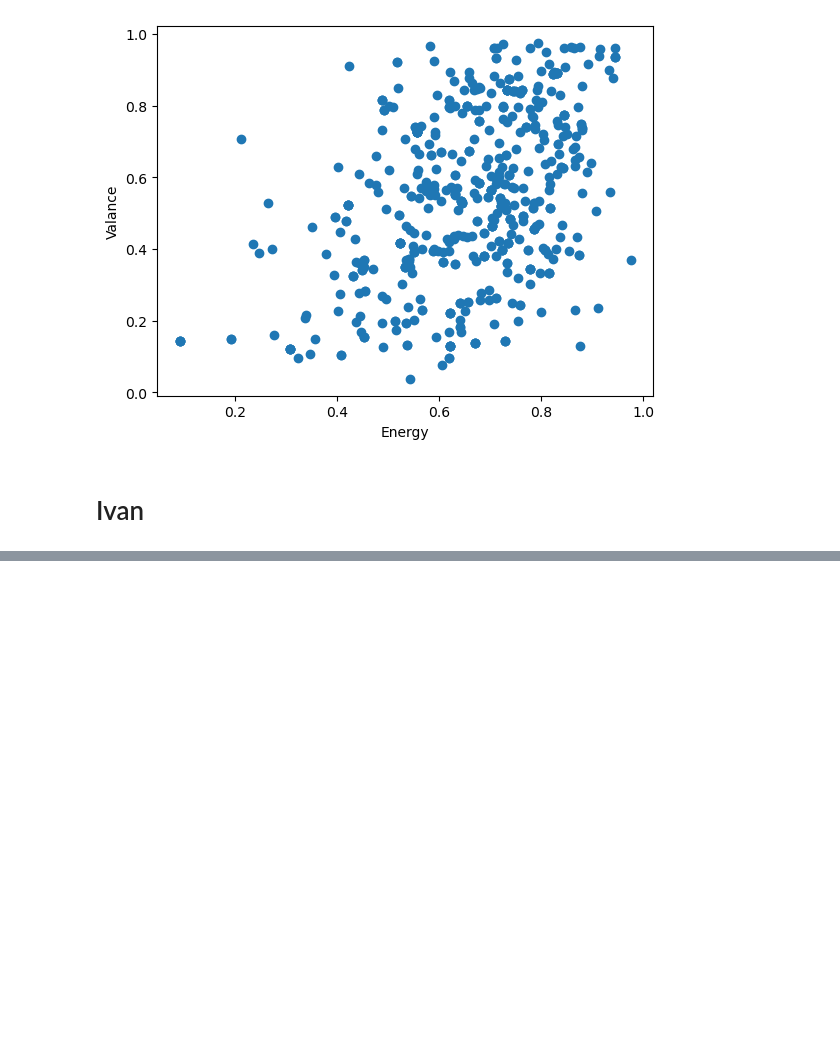
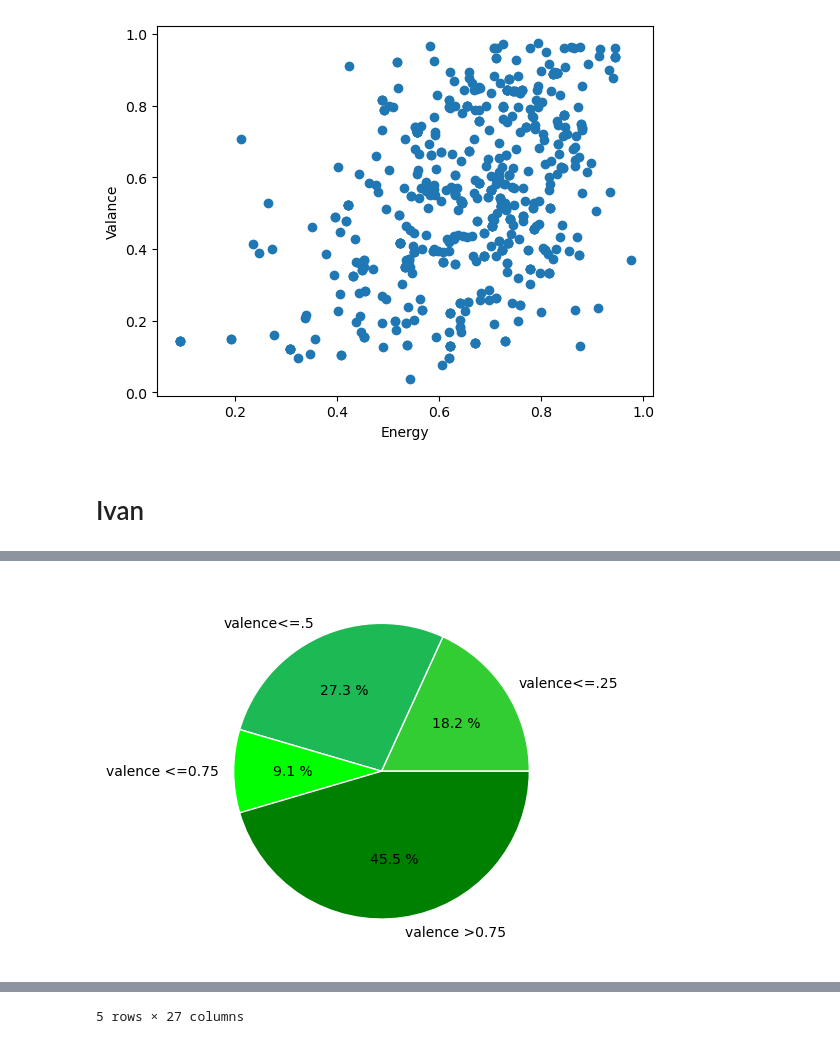
Before and after one commit to ivanchaveezz/Proyect1, a Jupyter notebook: Project Spotify_final.ipynb, the cells around one changed output, grey strips where cells are left out. Cells and saved outputs as stored; diff of their text form; code cells hidden in the pictures; blank space fills up the shorter version.

```diff
--- a/Project Spotify_final.ipynb
+++ b/Project Spotify_final.ipynb
@@ -737,0 +790,31 @@ plt.show()
+# %%
+#Songs with valence less than .25
+spotify_top1_valence1=spotify_top1.loc[(spotify_top1['valence']<=0.25)& spotify_top1['valence']>0]
+valence1=(spotify_top1_valence1.shape[0])/11
+
+#Songs with valence less than .5
+spotify_top1_valence2=spotify_top1.loc[(spotify_top1['valence']<=0.5)& (spotify_top1['valence']>0.25)]
+valence2=(spotify_top1_valence2.shape[0])/11
+
+#Songs with valence less than .75
+spotify_top1_valence3=spotify_top1.loc[(spotify_top1['valence']<=0.75)& (spotify_top1['valence']>0.5)]
+valence3=(spotify_top1_valence3.shape[0])/11
+
+#Songs with valence less than 1
+spotify_top1_valence4=spotify_top1.loc[(spotify_top1['valence']<=1)& (spotify_top1['valence']>0.75)]
+valence4=(spotify_top1_valence4.shape[0])/11
+
+#visualization
+valence_val= [valence1,valence2,valence3,valence4]
+valence_val
+label = ['valence<=.25','valence<=.5','valence <=0.75', 'valence >0.75']
+colores = ["#32CD32", "#1DB954","#00FF00","#008000"]
+plt.pie(valence_val, labels = label,autopct='%0.1f %%',colors = colores,
+       wedgeprops = {"linewidth": 1, "edgecolor": "white"})
+plt.show()
+#36.4% of the top 1 songs are below .75 in the valence measure
+
+
+spotify_top1_valence4
+# %% [output]
+[figure, added]
@@ -737,0 +827 @@ plt.show()
+5 rows × 27 columns
```
Also changed, not shown: parts of 5 cells of this notebook.
